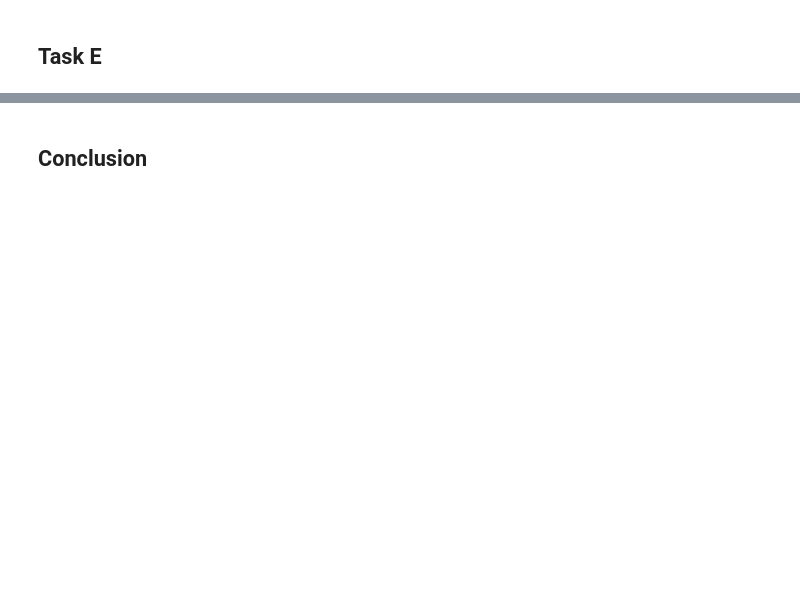
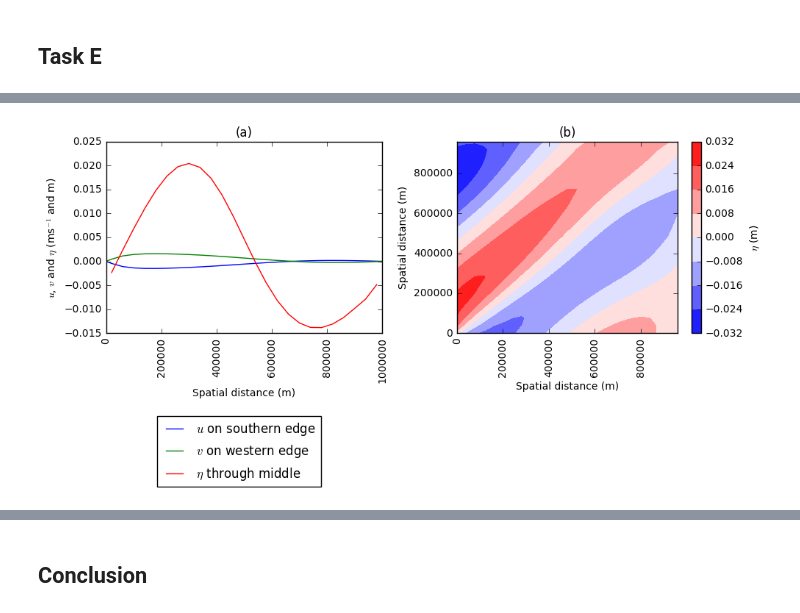
Before and after one commit to joshleeck/MTMW14, a Jupyter notebook: Project 2/Project 2.ipynb, the cells around one changed output, grey strips where cells are left out. Saved outputs shown, nothing was run; the diff lists cells and outputs as text; code cells hidden in the pictures; blank space fills up the shorter version.

```diff
--- a/Project 2/Project 2.ipynb
+++ b/Project 2/Project 2.ipynb
@@ -212,0 +255,4 @@ where the departure point () is calculated using the two stage midpoint method:
+# %%
+main.main2(TaskE1 = True)
+# %% [output]
+[figure, added]
```
Also changed, not shown: parts of 28 cells of this notebook, 13 other files.
